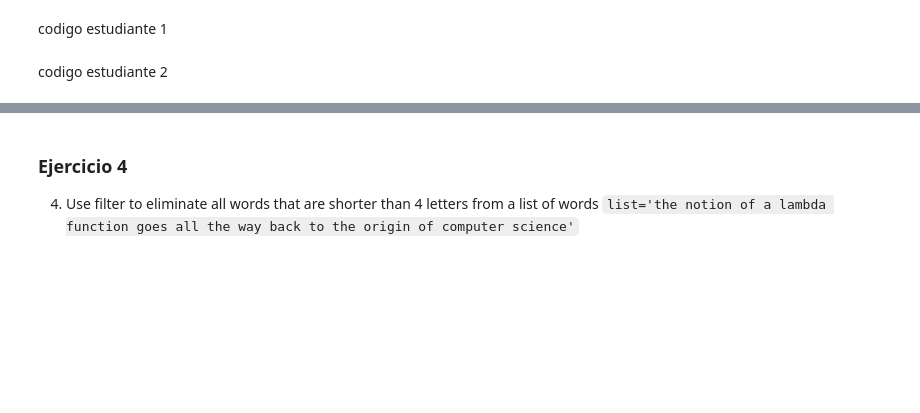
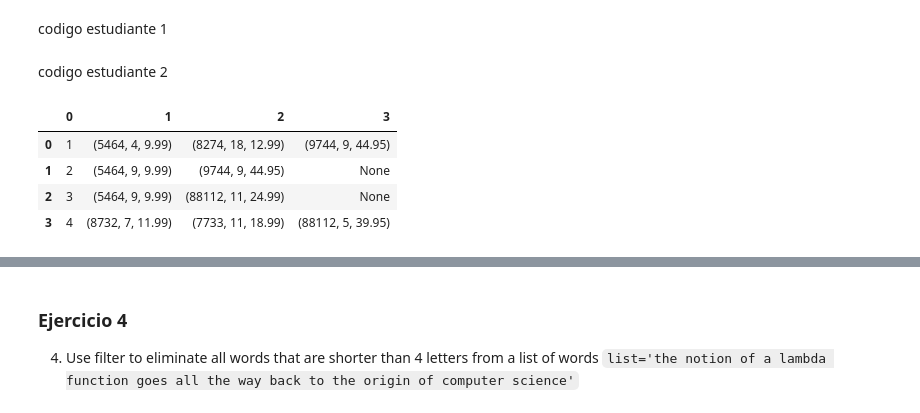
Before and after one commit to Santiagocb17/Tarea_2_SPF, a Jupyter notebook: Tarea_2_prueba.ipynb, the cells around one changed output, grey strips where cells are left out. Drawn from its saved outputs; the diff is of its cells as text; code cells hidden in the pictures; blank space fills up the shorter version.

```diff
--- a/Tarea_2_prueba.ipynb
+++ b/Tarea_2_prueba.ipynb
@@ -51,3 +68,8 @@ Escriba un programa que devuelva una lista de dos tuplas que tengan la informaci
 codigo estudiante 1
 # %% [markdown]
 codigo estudiante 2
+# %%
+orders = [ [1, ("5464", 4, 9.99), ("8274",18,12.99), ("9744", 9, 44.95)],
+           [2, ("5464", 9, 9.99), ("9744", 9, 44.95)],
+           [3, ("5464", 9, 9.99), ("88112", 11, 24.99)],
+           [4, ("8732", 7, 11.99), ("7733",11,18.99), ("88112", 5, 39.95)] ]
@@ -58,3 +97,13 @@ codigo estudiante 2
 codigo estudiante 1
 # %% [markdown]
 codigo estudiante 2
+# %%
+import pandas as pd
+orders_df= pd.DataFrame(orders)
+orders_df
+# %% [output]
+|  | 0 | 1 | 2 | 3 |
+| 0 | 1 | (5464, 4, 9.99) | (8274, 18, 12.99) | (9744, 9, 44.95) |
+| 1 | 2 | (5464, 9, 9.99) | (9744, 9, 44.95) | None |
+| 2 | 3 | (5464, 9, 9.99) | (88112, 11, 24.99) | None |
+| 3 | 4 | (8732, 7, 11.99) | (7733, 11, 18.99) | (88112, 5, 39.95) |
```
Also changed, not shown: parts of 11 cells of this notebook.
